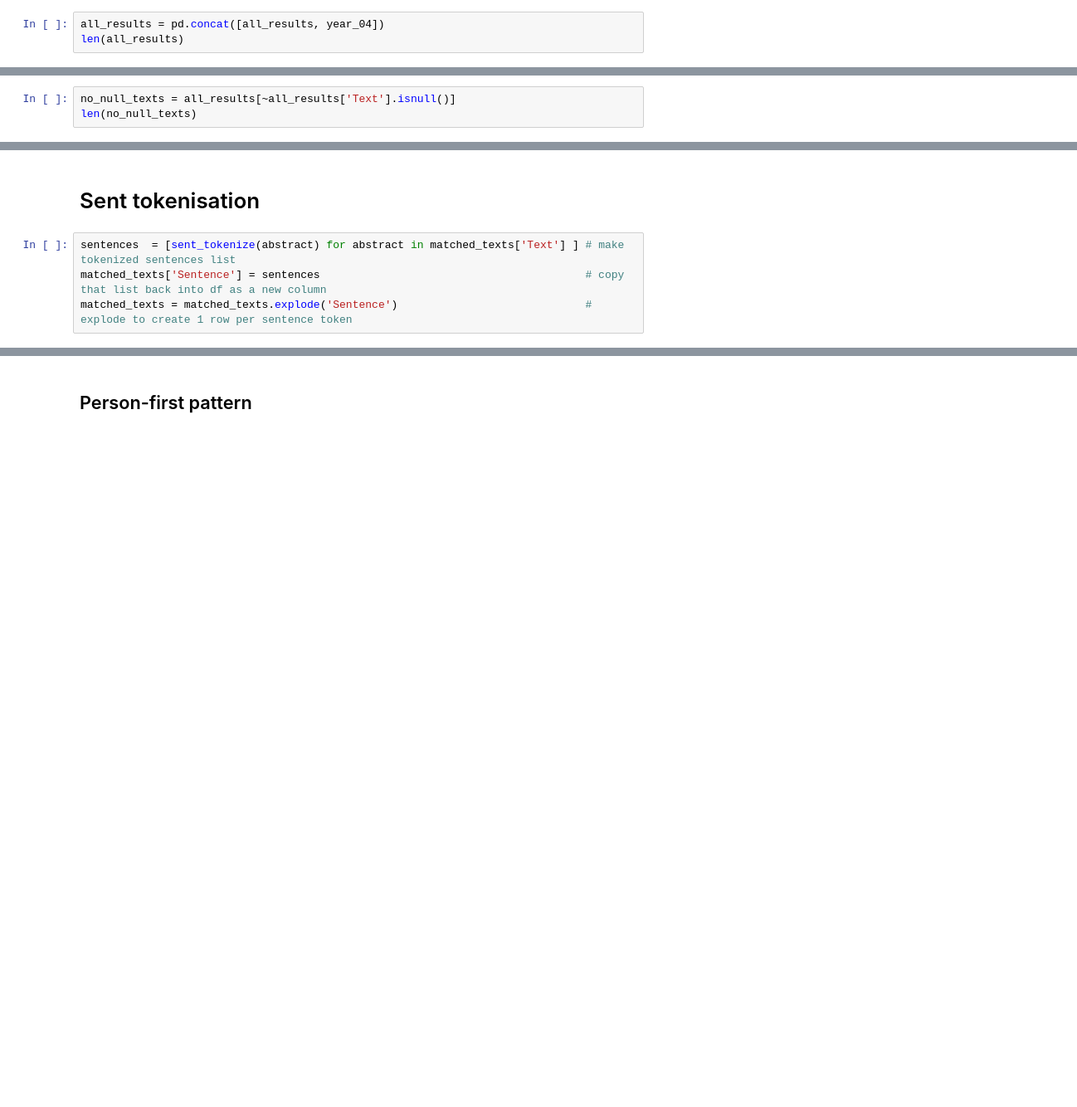
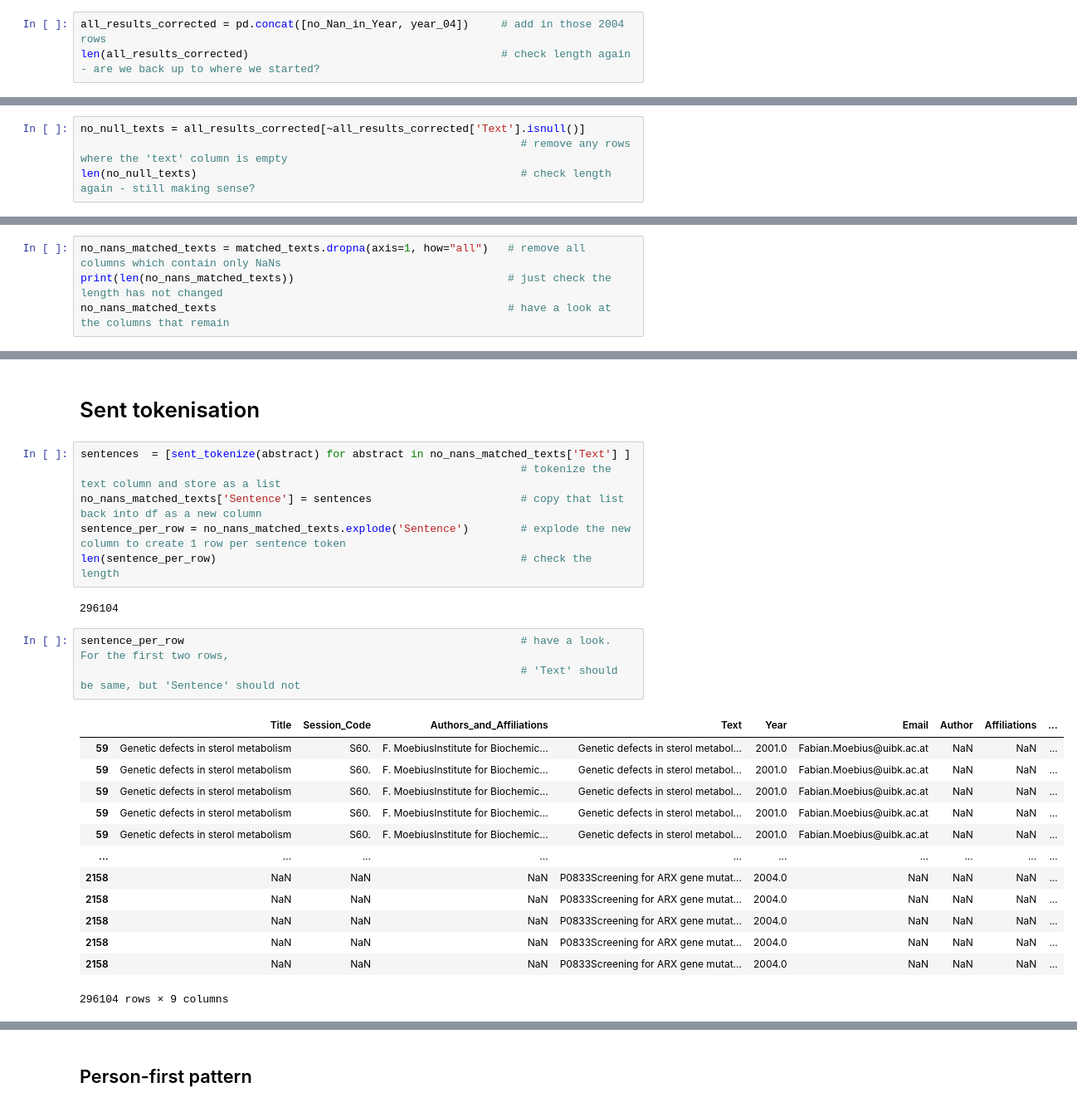
Before and after one commit to UKDataServiceOpen/Person_Identy_First_Language, a Jupyter notebook: 2023_Second_analysis/code/Analyze_professionally_cleaned.ipynb, the cells around one changed output, grey strips where cells are left out. Shown at 83% size. Saved outputs shown, nothing was run; the diff lists cells and outputs as text; blank space fills up the shorter version.

```diff
--- a/2023_Second_analysis/code/Analyze_professionally_cleaned.ipynb
+++ b/2023_Second_analysis/code/Analyze_professionally_cleaned.ipynb
@@ -85,3 +132,3 @@ year_04
 # %%
-all_results = pd.concat([all_results, year_04])
-len(all_results)
+all_results_corrected = pd.concat([no_Nan_in_Year, year_04])     # add in those 2004 rows
+len(all_results_corrected)                                       # check length again - are we back up to where we started?
@@ -88,3 +137,4 @@ len(all_results)
 # %%
-no_null_texts = all_results[~all_results['Text'].isnull()]
-len(no_null_texts)
+no_null_texts = all_results_corrected[~all_results_corrected['Text'].isnull()]
+                                                                    # remove any rows where the 'text' column is empty
+len(no_null_texts)                                                  # check length again - still making sense?
@@ -93,0 +149,4 @@ len(matched_texts)
+# %%
+no_nans_matched_texts = matched_texts.dropna(axis=1, how="all")   # remove all columns which contain only NaNs
+print(len(no_nans_matched_texts))                                 # just check the length has not changed
+no_nans_matched_texts                                             # have a look at the columns that remain
@@ -94,7 +168,28 @@ len(matched_texts)
 # %% [markdown]
 # Sent tokenisation
 # %%
-sentences  = [sent_tokenize(abstract) for abstract in matched_texts['Text'] ] # make tokenized sentences list
-matched_texts['Sentence'] = sentences                                         # copy that list back into df as a new column
-matched_texts = matched_texts.explode('Sentence')                             # explode to create 1 row per sentence token
+sentences  = [sent_tokenize(abstract) for abstract in no_nans_matched_texts['Text'] ]
+                                                                    # tokenize the text column and store as a list
+no_nans_matched_texts['Sentence'] = sentences                       # copy that list back into df as a new column
+sentence_per_row = no_nans_matched_texts.explode('Sentence')        # explode the new column to create 1 row per sentence token
+len(sentence_per_row)                                               # check the length
+# %% [output]
+296104
+# %%
+sentence_per_row                                                    # have a look. For the first two rows,
+                                                                    # 'Text' should be same, but 'Sentence' should not
+# %% [output]
+|  | Title | Session_Code | Authors_and_Affiliations | Text | Year | Email | Author | Affiliations | ... |
+| 59 | Genetic defects in sterol metabolism | S60. | F. MoebiusInstitute for Biochemic... | Genetic defects in sterol metabol... | 2001.0 | Fabian.Moebius@uibk.ac.at | NaN | NaN | ... |
+| 59 | Genetic defects in sterol metabolism | S60. | F. MoebiusInstitute for Biochemic... | Genetic defects in sterol metabol... | 2001.0 | Fabian.Moebius@uibk.ac.at | NaN | NaN | ... |
+| 59 | Genetic defects in sterol metabolism | S60. | F. MoebiusInstitute for Biochemic... | Genetic defects in sterol metabol... | 2001.0 | Fabian.Moebius@uibk.ac.at | NaN | NaN | ... |
+| 59 | Genetic defects in sterol metabolism | S60. | F. MoebiusInstitute for Biochemic... | Genetic defects in sterol metabol... | 2001.0 | Fabian.Moebius@uibk.ac.at | NaN | NaN | ... |
+| 59 | Genetic defects in sterol metabolism | S60. | F. MoebiusInstitute for Biochemic... | Genetic defects in sterol metabol... | 2001.0 | Fabian.Moebius@uibk.ac.at | NaN | NaN | ... |
+| ... | ... | ... | ... | ... | ... | ... | ... | ... | ... |
+| 2158 | NaN | NaN | NaN | P0833Screening for ARX gene mutat... | 2004.0 | NaN | NaN | NaN | ... |
+| 2158 | NaN | NaN | NaN | P0833Screening for ARX gene mutat... | 2004.0 | NaN | NaN | NaN | ... |
+| 2158 | NaN | NaN | NaN | P0833Screening for ARX gene mutat... | 2004.0 | NaN | NaN | NaN | ... |
+| 2158 | NaN | NaN | NaN | P0833Screening for ARX gene mutat... | 2004.0 | NaN | NaN | NaN | ... |
+| 2158 | NaN | NaN | NaN | P0833Screening for ARX gene mutat... | 2004.0 | NaN | NaN | NaN | ... |
+296104 rows × 9 columns
 # %%
```
Also changed, not shown: parts of 29 cells of this notebook, 1 other file.
